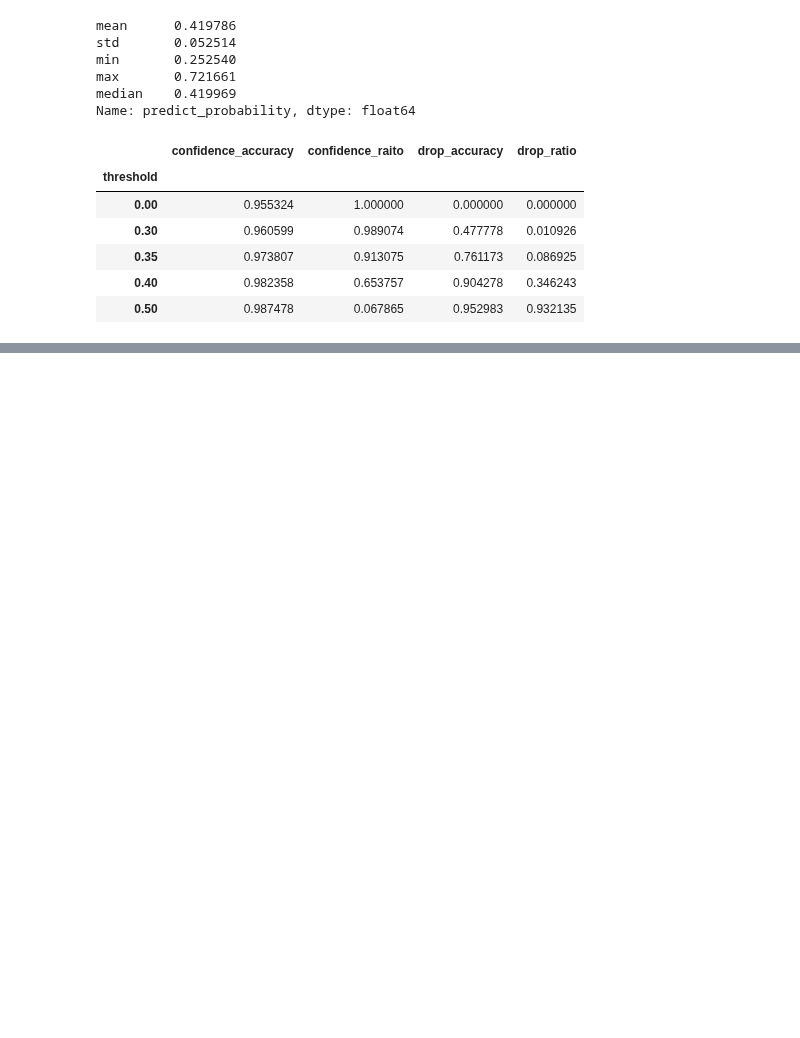
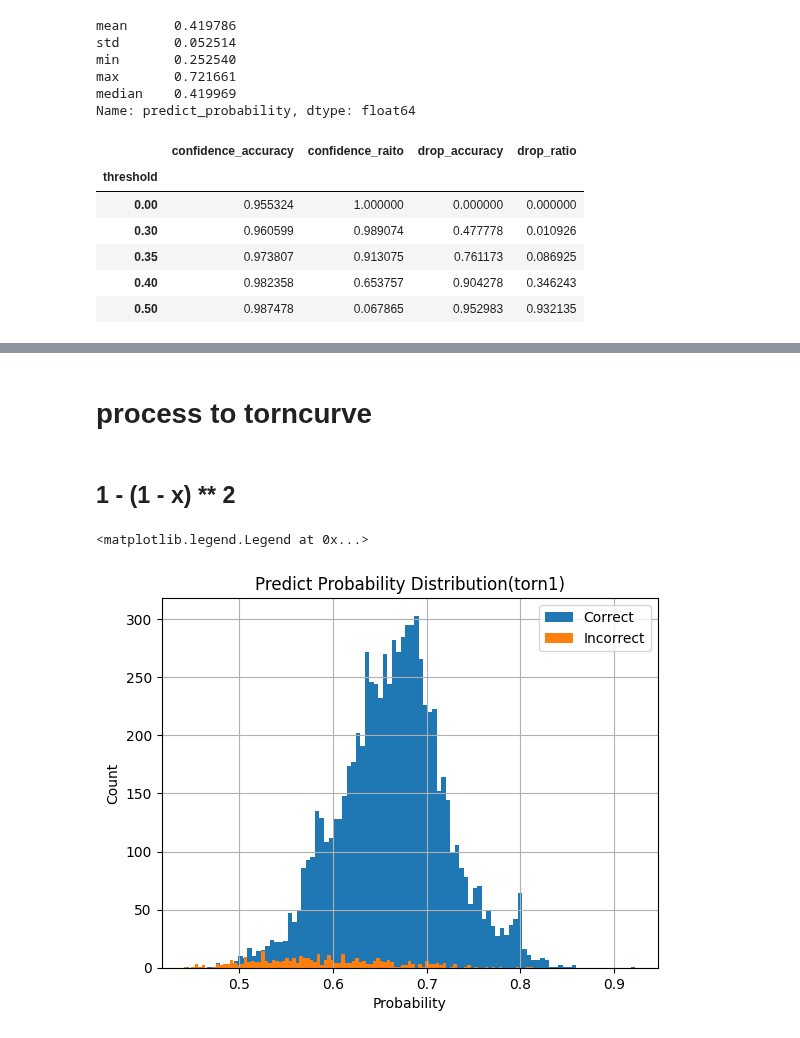
Before and after one commit to rakawanegan/humanactivityrecognition_portfolio, a Jupyter notebook: result/error_bar/cnn1d/analysis.ipynb, the cells around one changed output, grey strips where cells are left out. Drawn from its saved outputs; the diff is of its cells as text; code cells hidden in the pictures; blank space fills up the shorter version.

```diff
--- a/result/error_bar/cnn1d/analysis.ipynb
+++ b/result/error_bar/cnn1d/analysis.ipynb
@@ -126,0 +151,16 @@ results
+# %% [markdown]
+# process to torncurve
+# %% [markdown]
+## 1 - (1 - x) ** 2
+# %%
+torn1_function = lambda x: 1-(1-x)**2
+df["predict_probability_torn1"] = df["predict_probability"].apply(torn1_function)
+df.loc[df.true_label==df.predict_label, 'predict_probability_torn1'].hist(bins=100)
+df.loc[df.true_label!=df.predict_label, 'predict_probability_torn1'].hist(bins=100)
+plt.title('Predict Probability Distribution(torn1)')
+plt.xlabel('Probability')
+plt.ylabel('Count')
+plt.legend(['Correct', 'Incorrect'])
+# %% [output]
+<matplotlib.legend.Legend at 0x...>
+[figure, added]
```
Also changed, not shown: parts of 5 cells of this notebook, 5 other files.
